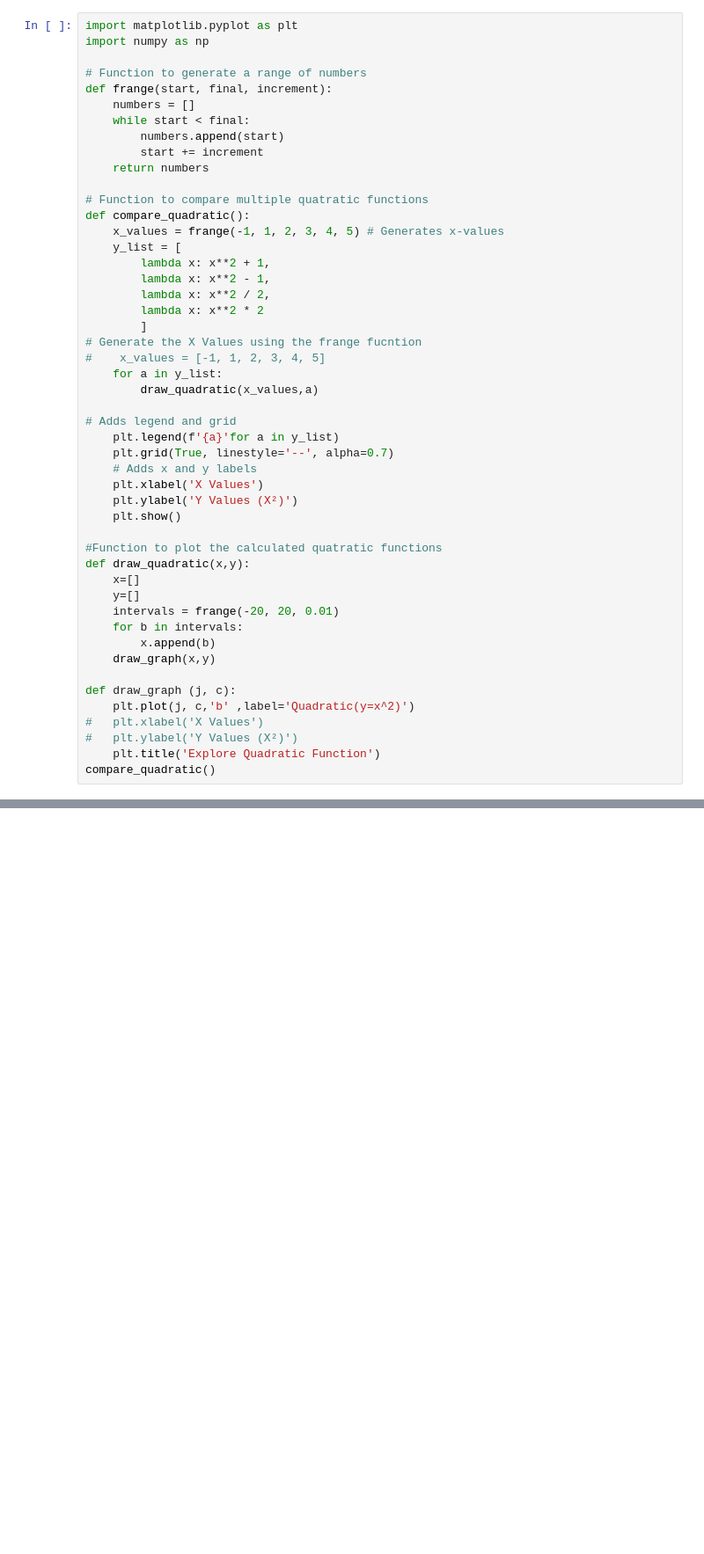
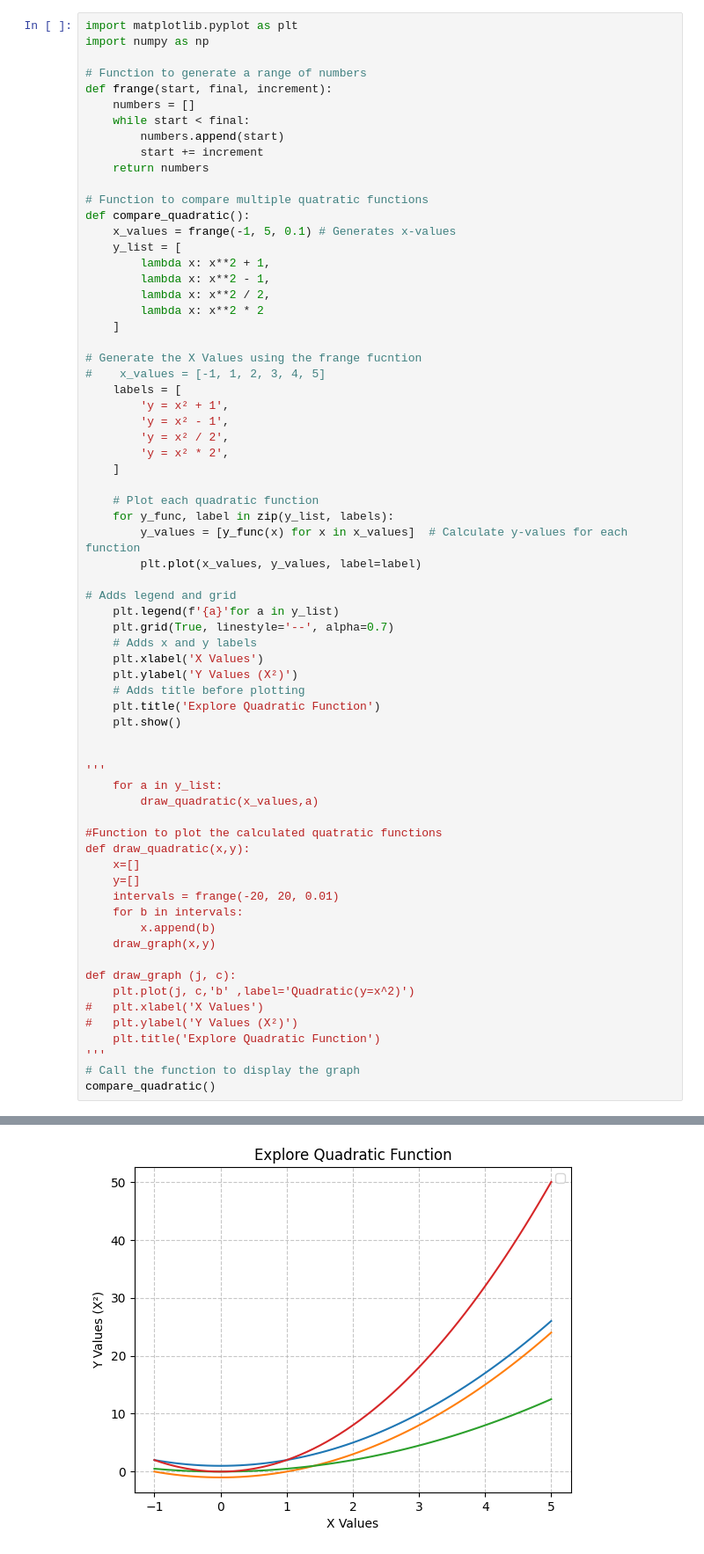
Before and after one commit to ivycollegiate-development/v2-7-chapter-02-programming-challenge-comp_math, a Jupyter notebook: Ian/Ian_review.ipynb, the cells around one changed output, grey strips where cells are left out. Shown: that part at 88% size. Cells and saved outputs as stored; diff of their text form; blank space fills up the shorter version.

```diff
--- a/Ian/Ian_review.ipynb
+++ b/Ian/Ian_review.ipynb
@@ -12,17 +12,27 @@ def frange(start, final, increment):
 
 # Function to compare multiple quatratic functions
 def compare_quadratic():
-    x_values = frange(-1, 1, 2, 3, 4, 5) # Generates x-values
+    x_values = frange(-1, 5, 0.1) # Generates x-values
     y_list = [
         lambda x: x**2 + 1,
         lambda x: x**2 - 1,
         lambda x: x**2 / 2,
         lambda x: x**2 * 2
-        ]
+    ]
+
 # Generate the X Values using the frange fucntion
 #    x_values = [-1, 1, 2, 3, 4, 5]
-    for a in y_list:
-        draw_quadratic(x_values,a)
+    labels = [
+        'y = x² + 1',
+        'y = x² - 1',
+        'y = x² / 2',
+        'y = x² * 2',
+    ]
+
+    # Plot each quadratic function
+    for y_func, label in zip(y_list, labels):
+        y_values = [y_func(x) for x in x_values]  # Calculate y-values for each function
+        plt.plot(x_values, y_values, label=label)
 
 # Adds legend and grid
     plt.legend(f'{a}'for a in y_list)
@@ -30,7 +40,14 @@ def compare_quadratic():
     # Adds x and y labels
     plt.xlabel('X Values')
     plt.ylabel('Y Values (X²)')
+    # Adds title before plotting
+    plt.title('Explore Quadratic Function')
     plt.show()
+
+
+'''
+    for a in y_list:
+        draw_quadratic(x_values,a)
 
 #Function to plot the calculated quatratic functions
 def draw_quadratic(x,y):
@@ -46,5 +63,7 @@ def draw_graph (j, c):
 #   plt.xlabel('X Values')
 #   plt.ylabel('Y Values (X²)')
     plt.title('Explore Quadratic Function')
+'''
+# Call the function to display the graph
 compare_quadratic()
 # %% [output]
@@ -51,0 +70 @@ UnboundLocalError: cannot access local variable 'x_values' where it is not assoc
+[figure, added]
```
Also changed, not shown: parts of 1 cell of this notebook.
